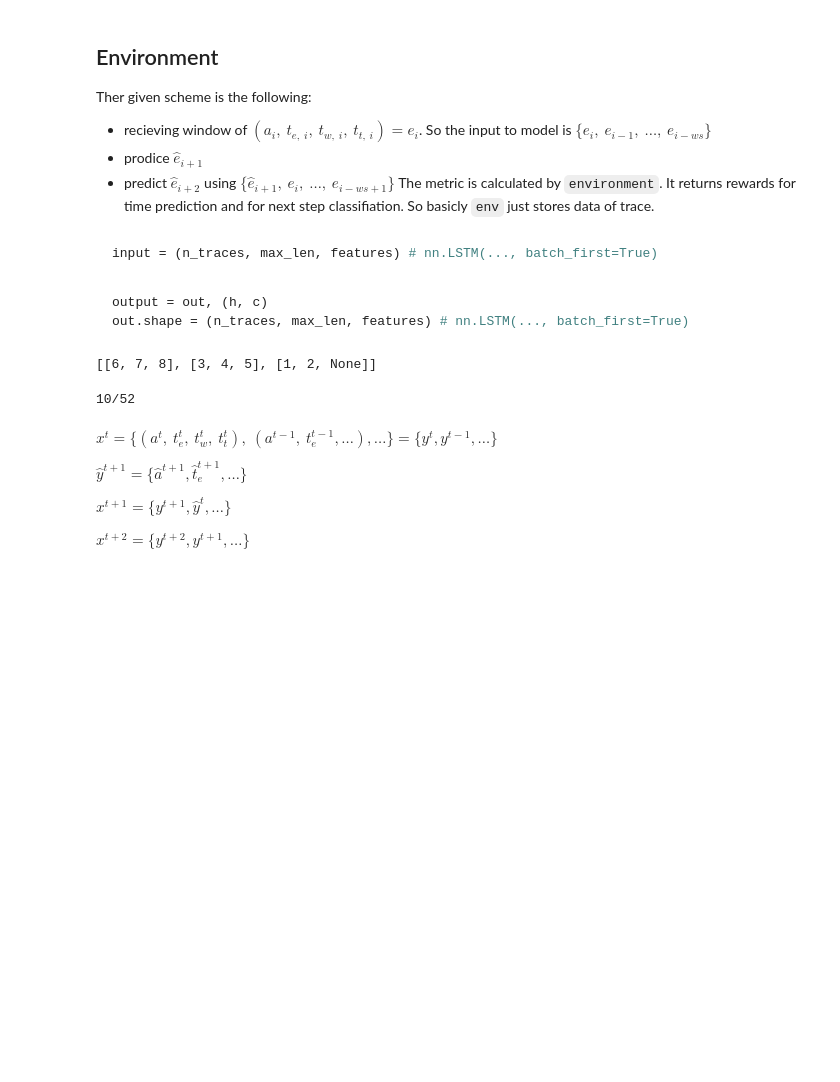
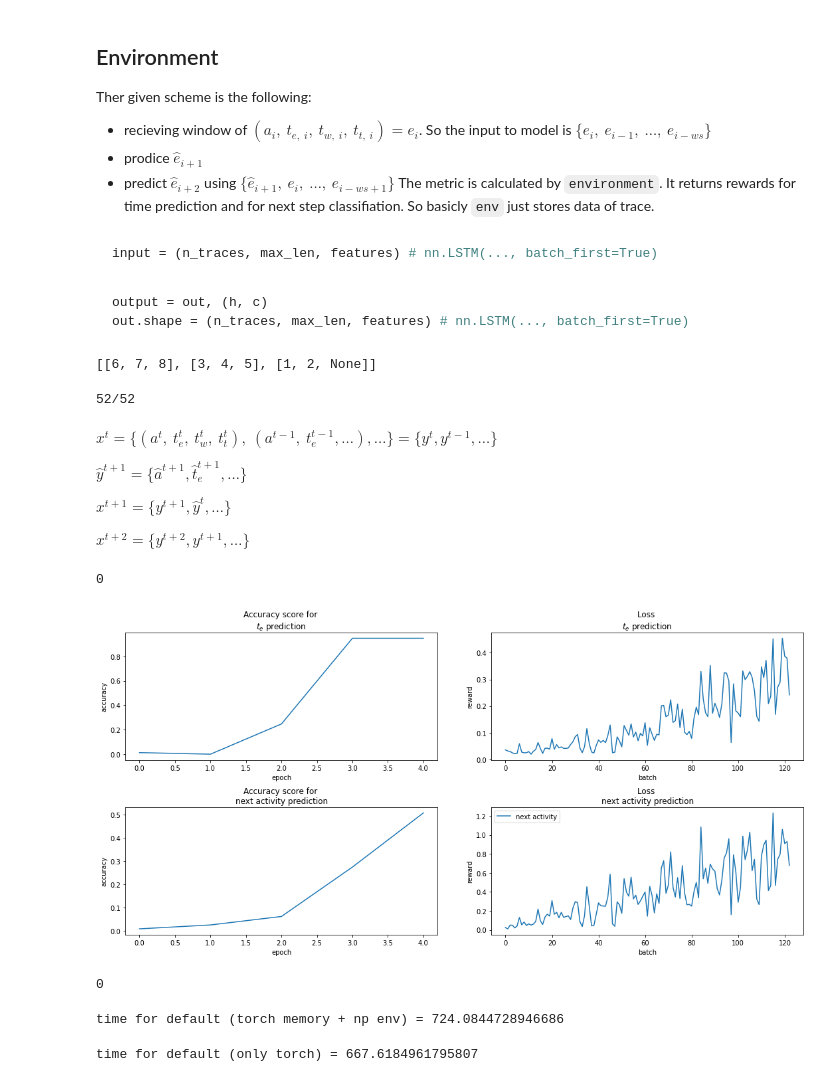
Before and after one commit to lemikhovalex/rl4pm, a Jupyter notebook: rl4pm_one_step_env.ipynb, the cells around one changed output. Saved outputs shown, nothing was run; the diff lists cells and outputs as text; code cells hidden in the pictures; blank space fills up the shorter version.

Commit message:
full torch vs numpy env + else on torch

```diff
--- a/rl4pm_one_step_env.ipynb
+++ b/rl4pm_one_step_env.ipynb
@@ -120,11 +122,11 @@ for _i in range(n_envs):
     print(f'{_i+1}/{n_envs}', end='\r')
     env_matrix = utils.get_traces_matrix(df, ix_4_envs[_i])
     envirs.append(envs.PMEnvOneStepCons(data=env_matrix, intervals_te_rew=te_intervals, column_to_time_features=column_feature,
-                             window_size=window_size, device=cpu, scaler=scaler
+                             window_size=window_size, scaler=scaler
                             )
                )
 # %% [output]
-10/52
+52/52
 # %%
 from rl4pm_lib import replay_buffer, agents, agencies
 reload(agents)
@@ -134,7 +136,7 @@ memory_size = 2 ** 14
 hidden = 128
 replay_memory = replay_buffer.ReplayMemory(memory_size, n_traces)
 agency = agencies.Agency(input_size=27 * 2, hidden=hidden, n_lstm=1, te_intervals=te_intervals, ac_learning_rate=1e-3,
-                         te_learning_rate=1e-3, n_classes=n_classes, discount_factor=0.7)
+                         te_learning_rate=1e-3, n_classes=n_classes, discount_factor=0.9)
 pol_avg = 0.01
 refresh_every = 1
 # %% [markdown]
@@ -145,6 +147,10 @@ $\hat{y}^{t+1} = \{ \hat{a}^{t+1}, \hat{t}_e^{t+1}, \dots \}$
 $x^{t+1} = \{y^{t+1}, \hat{y}^{t}, \dots \}$
 
 $x^{t+2} = \{y^{t+2}, y^{t+1}, \dots \}$
+# %%
+te_rw
+# %% [output]
+0
 # %%
 wtf = []
 te_rewards = []
@@ -156,7 +162,8 @@ loc_te_rews = []
 loc_ac_rews = []
 loc_n_ = []
 grad_step_count = 0
-for epoch in range(15):
+start_t = time.time()
+for epoch in range(5):
     te_rw = 0
     ac_rw = 0
     n = 0
@@ -165,36 +172,52 @@ for epoch in range(15):
         _ = envirs[_i].reset()
         with torch.no_grad():
             _episode_te_rew, _episode_ac_rew, n_ep = utils.play_and_record(agency.te_agent, agency.ac_agent,
                                                                            envirs[_i], replay_memory,
                                                                            process_dvice=cpu, dest_device=cpu,
                                                                            stoch=False
                                                                           )
 
-        if (n_ep < _episode_ac_rew) | (n_ep < _episode_te_rew):
+        if (n_ep.sum() < _episode_ac_rew) | (n_ep.sum() < _episode_te_rew):
             wtf.append(len(loc_te_rews))
         loc_te_rews.append(_episode_te_rew)
         loc_ac_rews.append(_episode_ac_rew)
         loc_n_.append(n_ep)
         te_rw += _episode_te_rew
         ac_rw += _episode_ac_rew
         n += n_ep
         if replay_memory.is_full():
             agency.to(device)
             ep_te_loss, ep_ac_loss = agency.train(replay_memory, batch_size)
             grad_step_count += 1
-
+            agency.refresh_target(pol_avg)
             losses_ac.append(ep_ac_loss)
             losses_te.append(ep_te_loss)
         # print(ep_te_rew, ep_te_rew, n_samples)
 
+    te_rewards.append(te_rw / n)
+    ac_rewards.append(ac_rw / n)
+
     agency.to(device)
     ep_te_loss, ep_ac_loss = agency.train(replay_memory, batch_size)
-    te_rewards.append(te_rw / n)
-    ac_rewards.append(ac_rw / n)
+    losses_ac.append(ep_ac_loss)
+    losses_te.append(ep_te_loss)
     nn_rewards.append(n)
     grad_step_count += 1
-    if grad_step_count % refresh_every == 0:
-        agency.refresh_target(pol_avg)
+    agency.refresh_target(pol_avg)
 
     display.clear_output(wait=True)
     utils.plot_laerning_process(te_rewards, ac_rewards, losses_te, losses_ac)
+# %% [output]
+[figure, added]
+# %%
+te_rw
+# %% [output]
+0
+# %%
+print(f'time for default (torch memory + np env) = {time.time() - start_t}')
+# %% [output]
+time for default (torch memory + np env) = 724.0844728946686
+# %%
+print(f'time for default (only torch) = {time.time() - start_t}')
+# %% [output]
+time for default (only torch) = 667.6184961795807
```
Also changed, not shown: parts of 1 cell of this notebook.
